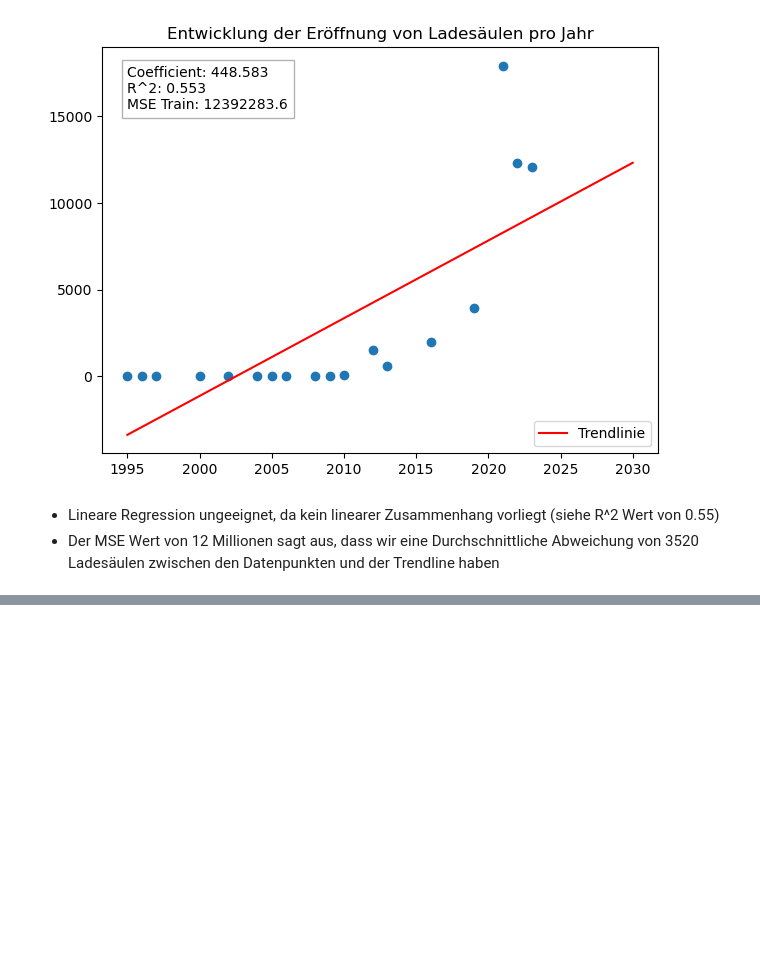
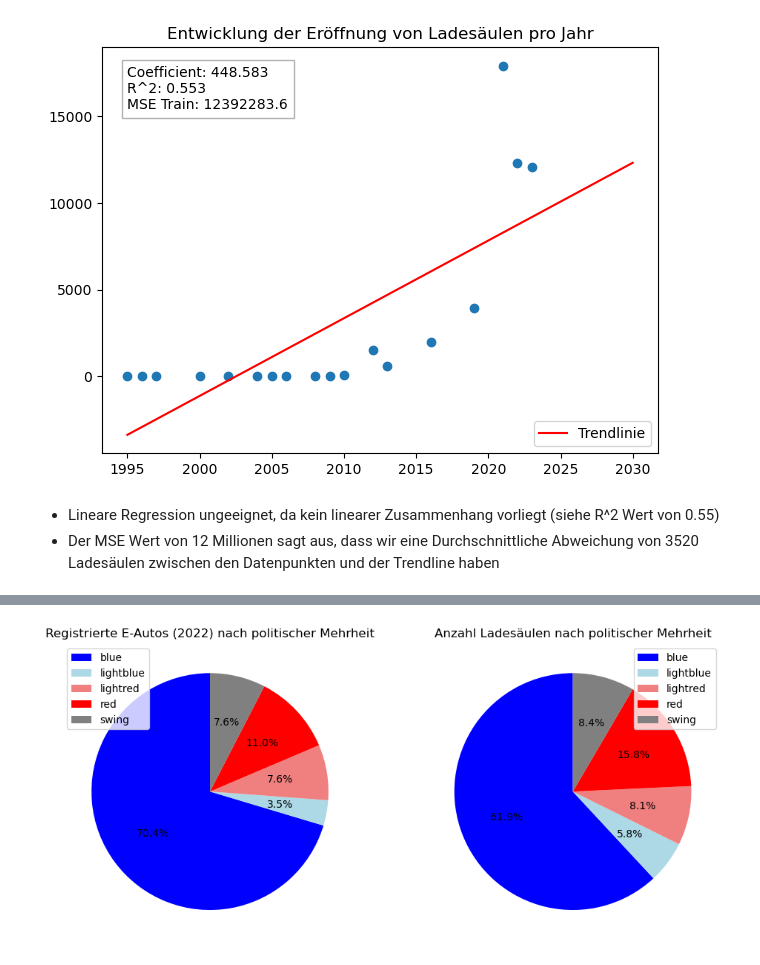
Before and after one commit to DataScience-DHBWKA/BOSCH-GUYS, a Jupyter notebook: notebook.ipynb, the cells around one changed output, grey strips where cells are left out. Drawn from its saved outputs; the diff is of its cells as text; code cells hidden in the pictures; blank space fills up the shorter version.

```diff
--- a/notebook.ipynb
+++ b/notebook.ipynb
@@ -316,0 +334,27 @@ plt.show()
+# %%
+# registrations / plolitischer Mehrheit - stations / politischer Mehrheit
+reg_vote = registrations[registrations['Year'] == 2022]
+reg_vote = pd.merge(registrations, usa, on='State')
+reg_vote = reg_vote.groupby('Vote')['Electric'].sum().reset_index(name='Count')
+
+stations_vote = pd.merge(stations, usa, left_on='State', right_on='Abbreviation')
+stations_vote = stations_vote.groupby('Vote').size().reset_index(name='Count')
+
+fig, axs = plt.subplots(1, 2, figsize=(10, 4.5))
+
+axs[0].pie(reg_vote['Count'], autopct='%1.1f%%', startangle=90, colors=['blue', 'lightblue', 'lightcoral', 'red', 'grey'])
+axs[0].set_title('Registrierte E-Autos (2022) nach politischer Mehrheit')
+axs[0].set_xticks(axs[0].get_xticks())
+axs[0].set_xticklabels(axs[0].get_xticklabels(), rotation=90, fontsize=8)
+axs[0].legend(stations_vote['Vote'], loc="upper left")
+
+axs[1].pie(stations_vote['Count'], autopct='%1.1f%%', startangle=90, colors=['blue', 'lightblue', 'lightcoral', 'red', 'grey'])
+axs[1].set_title('Anzahl Ladesäulen nach politischer Mehrheit')
+axs[1].set_xticks(axs[1].get_xticks())
+axs[1].set_xticklabels(axs[1].get_xticklabels(), rotation=90, fontsize=8)
+axs[1].legend(stations_vote['Vote'], loc="upper right")
+
+plt.tight_layout()
+plt.show()
+# %% [output]
+[figure, added]
```
Also changed, not shown: parts of 1 cell of this notebook.
